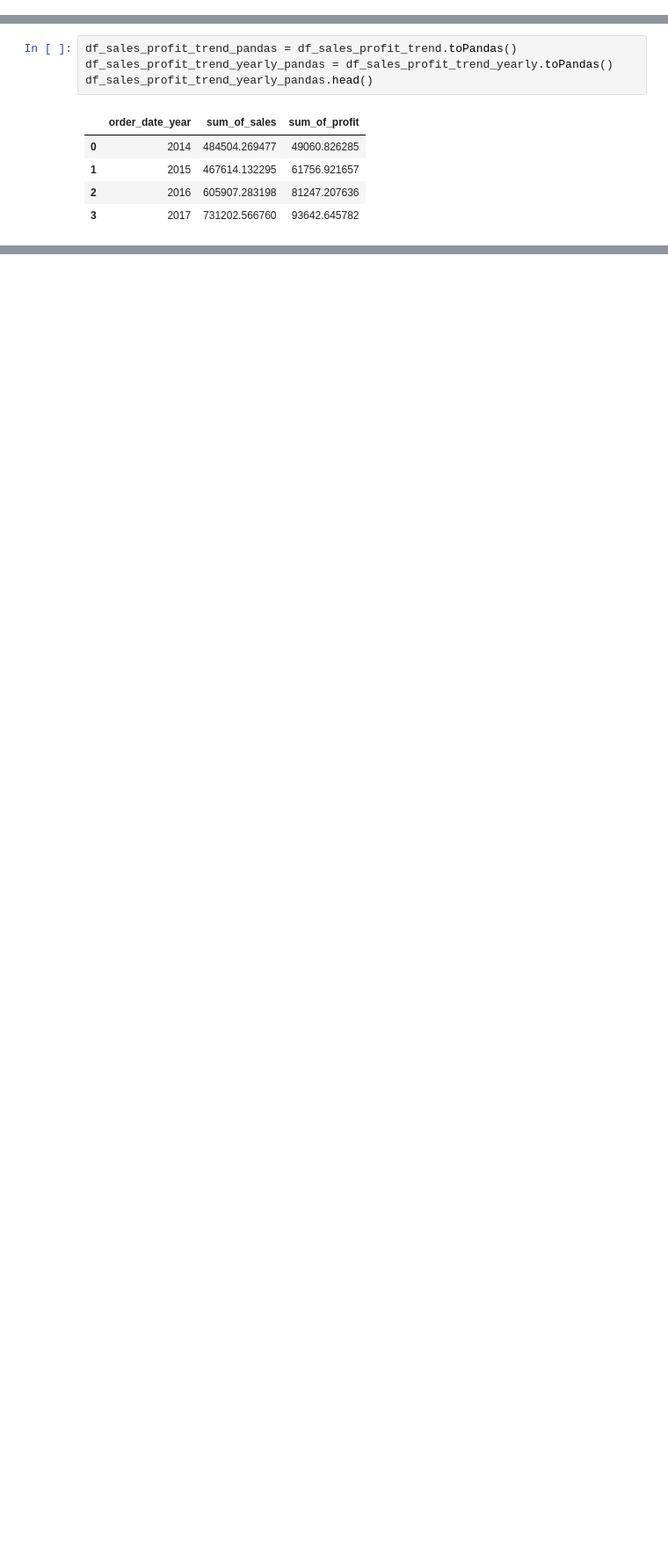
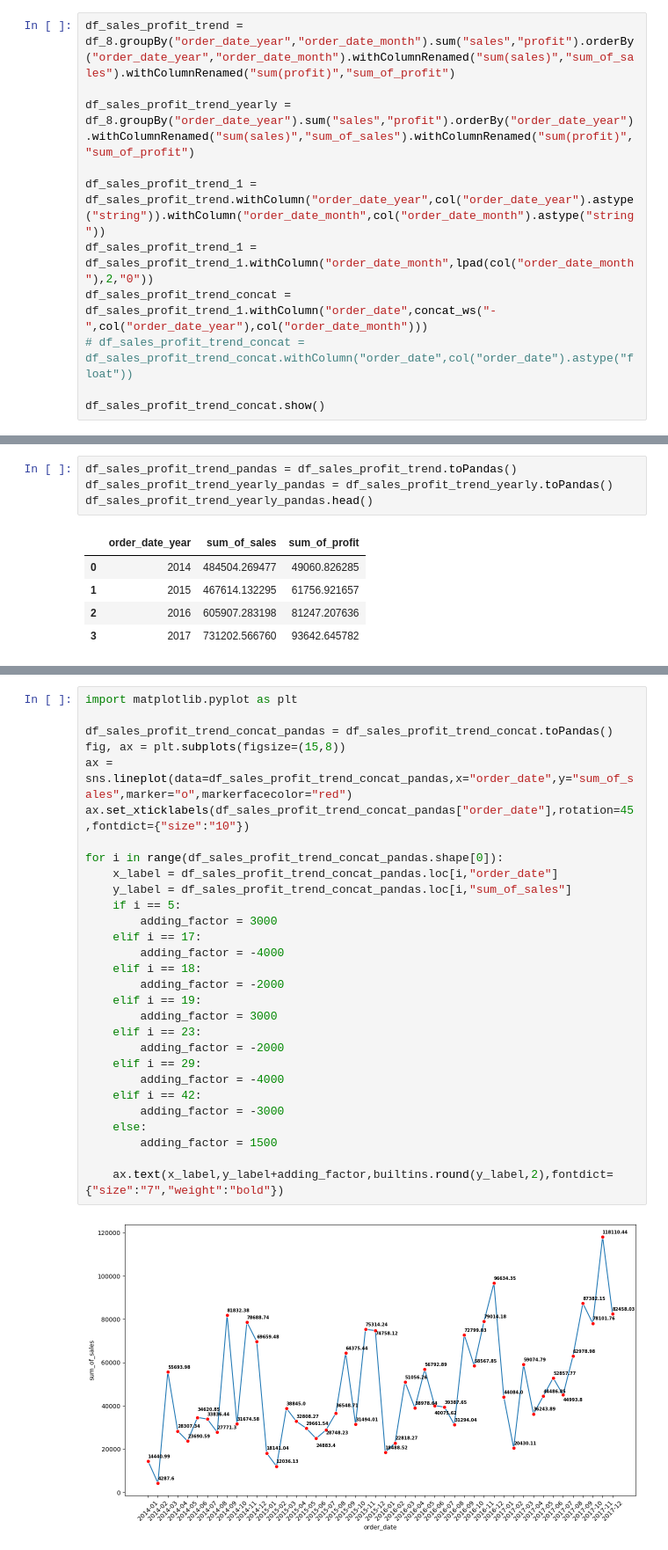
Before and after one commit to amithvardhan99/misc, a Jupyter notebook: PySpark Practice/notebook.ipynb, the cells around one changed output, grey strips where cells are left out. Shown: that part at 88% size. Cells and saved outputs as stored; diff of their text form; blank space fills up the shorter version.

```diff
--- a/PySpark Practice/notebook.ipynb
+++ b/PySpark Practice/notebook.ipynb
@@ -1960,0 +1927,11 @@ only showing top 20 rows
+# %%
+df_sales_profit_trend = df_8.groupBy("order_date_year","order_date_month").sum("sales","profit").orderBy("order_date_year","order_date_month").withColumnRenamed("sum(sales)","sum_of_sales").withColumnRenamed("sum(profit)","sum_of_profit")
+
+df_sales_profit_trend_yearly = df_8.groupBy("order_date_year").sum("sales","profit").orderBy("order_date_year").withColumnRenamed("sum(sales)","sum_of_sales").withColumnRenamed("sum(profit)","sum_of_profit")
+
+df_sales_profit_trend_1 = df_sales_profit_trend.withColumn("order_date_year",col("order_date_year").astype("string")).withColumn("order_date_month",col("order_date_month").astype("string"))
+df_sales_profit_trend_1 = df_sales_profit_trend_1.withColumn("order_date_month",lpad(col("order_date_month"),2,"0"))
+df_sales_profit_trend_concat = df_sales_profit_trend_1.withColumn("order_date",concat_ws("-",col("order_date_year"),col("order_date_month")))
+# df_sales_profit_trend_concat = df_sales_profit_trend_concat.withColumn("order_date",col("order_date").astype("float"))
+
+df_sales_profit_trend_concat.show()
@@ -1977,0 +2003,31 @@ sns.lineplot(data=df_sales_profit_trend_yearly_pandas,x="order_date_year",y="sum
+# %%
+import matplotlib.pyplot as plt
+
+df_sales_profit_trend_concat_pandas = df_sales_profit_trend_concat.toPandas()
+fig, ax = plt.subplots(figsize=(15,8))
+ax = sns.lineplot(data=df_sales_profit_trend_concat_pandas,x="order_date",y="sum_of_sales",marker="o",markerfacecolor="red")
+ax.set_xticklabels(df_sales_profit_trend_concat_pandas["order_date"],rotation=45,fontdict={"size":"10"})
+
+for i in range(df_sales_profit_trend_concat_pandas.shape[0]):
+    x_label = df_sales_profit_trend_concat_pandas.loc[i,"order_date"]
+    y_label = df_sales_profit_trend_concat_pandas.loc[i,"sum_of_sales"]
+    if i == 5:
+        adding_factor = 3000
+    elif i == 17:
+        adding_factor = -4000
+    elif i == 18:
+        adding_factor = -2000
+    elif i == 19:
+        adding_factor = 3000
+    elif i == 23:
+        adding_factor = -2000
+    elif i == 29:
+        adding_factor = -4000
+    elif i == 42:
+        adding_factor = -3000
+    else:
+        adding_factor = 1500
+
+    ax.text(x_label,y_label+adding_factor,builtins.round(y_label,2),fontdict={"size":"7","weight":"bold"})
+# %% [output]
+[figure, added]
```
Also changed, not shown: parts of 6 cells of this notebook.
